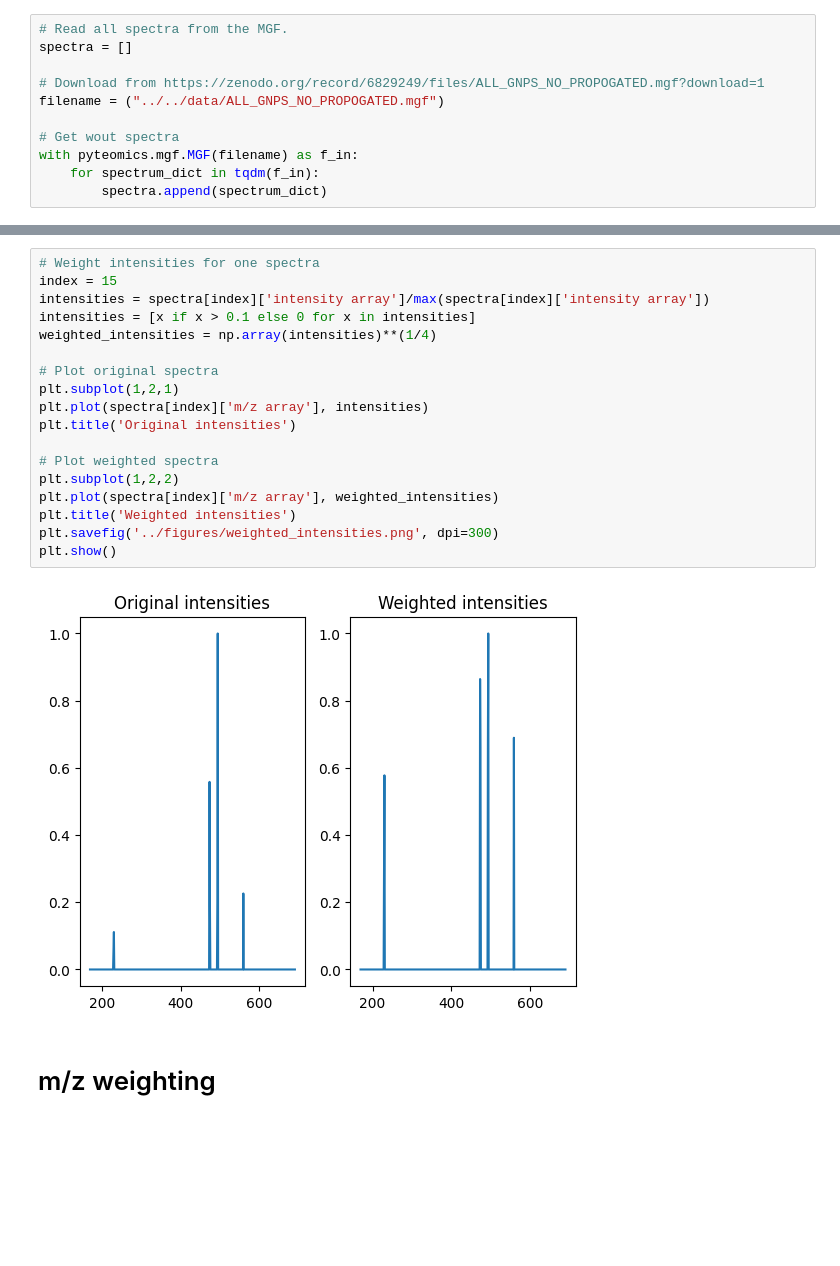
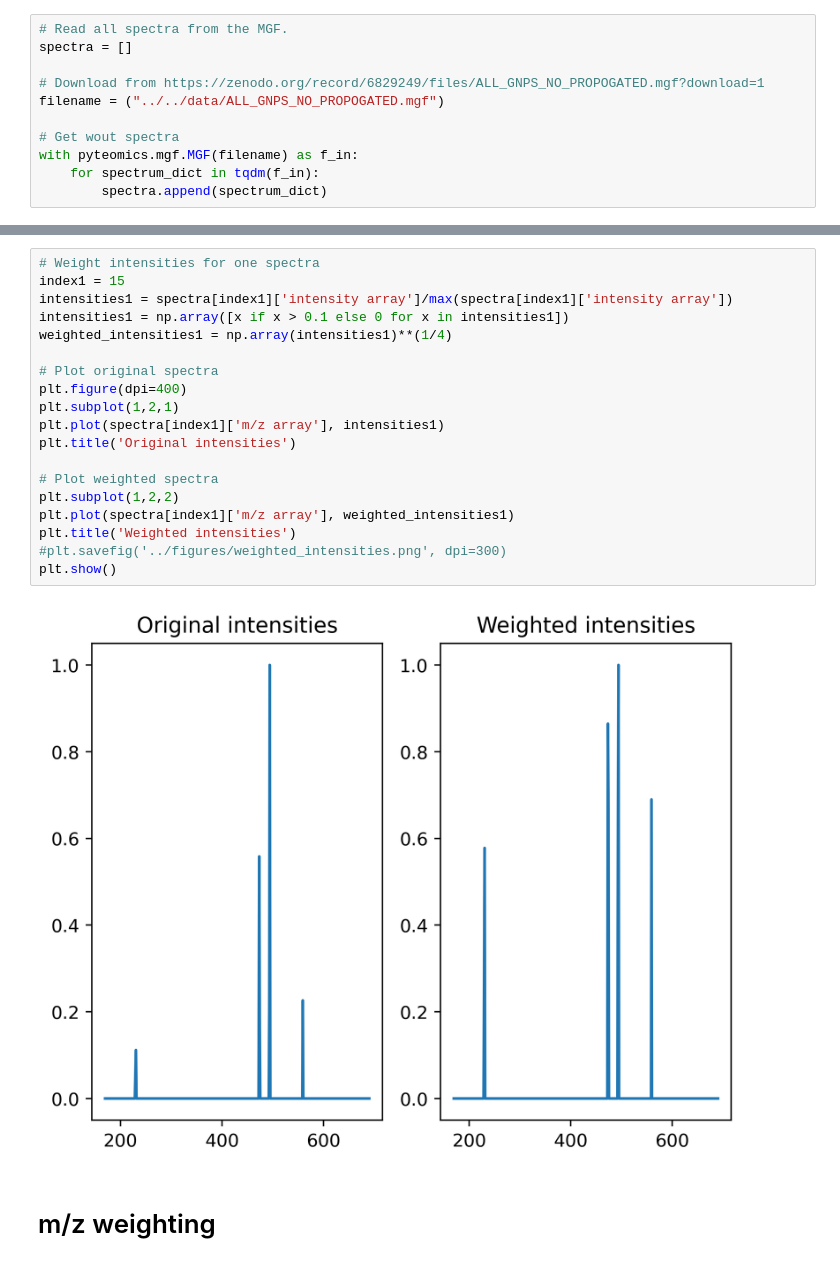
Before and after one commit to enveda/weighting-spectral-similarity, a Jupyter notebook: notebooks/helper_notebooks/create_figures_for weights.ipynb, the cells around one changed output, grey strips where cells are left out. Saved outputs shown, nothing was run; the diff lists cells and outputs as text; blank space fills up the shorter version.

Commit message:
created figure intensity normalization figure

```diff
--- a/notebooks/helper_notebooks/create_figures_for weights.ipynb
+++ b/notebooks/helper_notebooks/create_figures_for weights.ipynb
@@ -42,23 +100,24 @@ with pyteomics.mgf.MGF(filename) as f_in:
 # %%
 # Weight intensities for one spectra
-index = 15
-intensities = spectra[index]['intensity array']/max(spectra[index]['intensity array'])
-intensities = [x if x > 0.1 else 0 for x in intensities]
-weighted_intensities = np.array(intensities)**(1/4)
+index1 = 15
+intensities1 = spectra[index1]['intensity array']/max(spectra[index1]['intensity array'])
+intensities1 = np.array([x if x > 0.1 else 0 for x in intensities1])
+weighted_intensities1 = np.array(intensities1)**(1/4)
 
 # Plot original spectra
+plt.figure(dpi=400)
 plt.subplot(1,2,1)
-plt.plot(spectra[index]['m/z array'], intensities)
+plt.plot(spectra[index1]['m/z array'], intensities1)
 plt.title('Original intensities')
 
 # Plot weighted spectra
 plt.subplot(1,2,2)
-plt.plot(spectra[index]['m/z array'], weighted_intensities)
+plt.plot(spectra[index1]['m/z array'], weighted_intensities1)
 plt.title('Weighted intensities')
-plt.savefig('../figures/weighted_intensities.png', dpi=300)
+#plt.savefig('../figures/weighted_intensities.png', dpi=300)
 plt.show()
 # %% [output]
-[figure, old version]
+[figure, new version]
 # %% [markdown]
 # m/z weighting
 # %%
```
Also changed, not shown: parts of 2 cells of this notebook.
